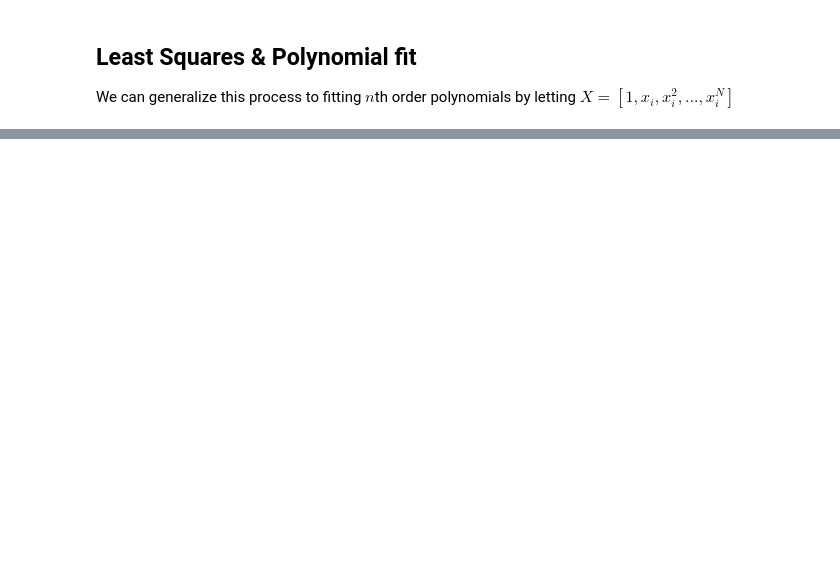
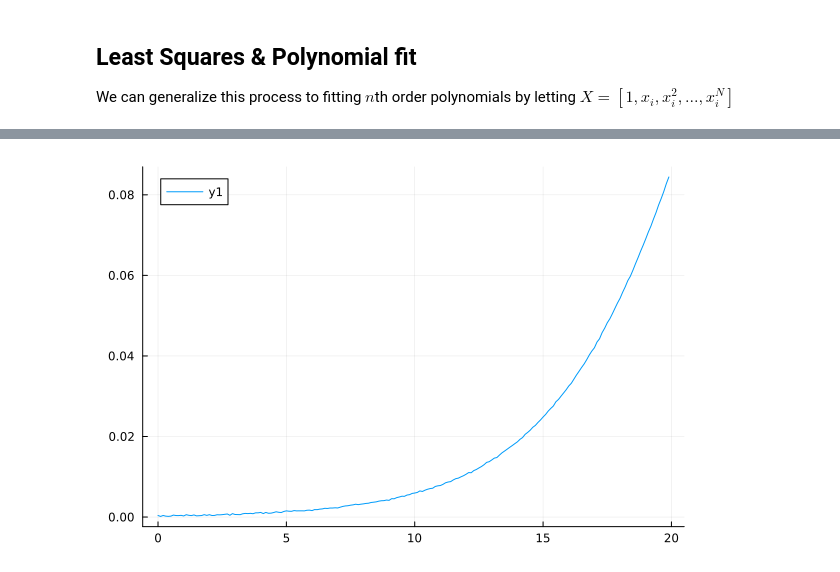
Before and after one commit to cmhyett/data_driven_modeling, a Jupyter notebook: introduction.ipynb, the cells around one changed output, grey strips where cells are left out. Drawn from its saved outputs; the diff is of its cells as text; code cells hidden in the pictures; blank space fills up the shorter version.

```diff
--- a/introduction.ipynb
+++ b/introduction.ipynb
@@ -79,0 +83,3 @@ plot!(x,X*B, label="quadratic least-squares fit")
+# %%
+using CSV;
+file = CSV.File(download("https://www.math.arizona.edu/~klin/reu/2021/week4/data-long.csv"))
@@ -79,0 +104,4 @@ plot!(x,X*B, label="quadratic least-squares fit")
+# %%
+plot(file.t[1:200], file.x[1:200])
+# %% [output]
+[figure, added]
```
Also changed, not shown: parts of 12 cells of this notebook.
